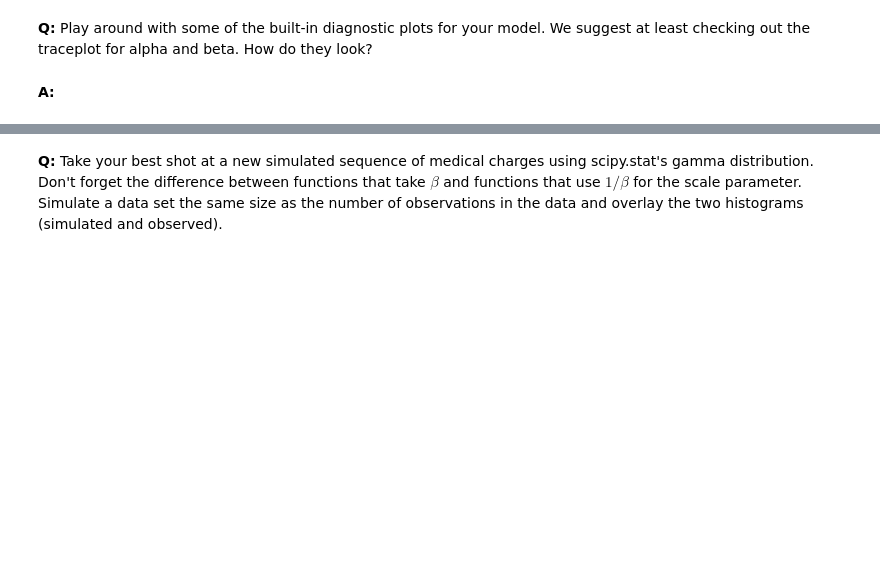
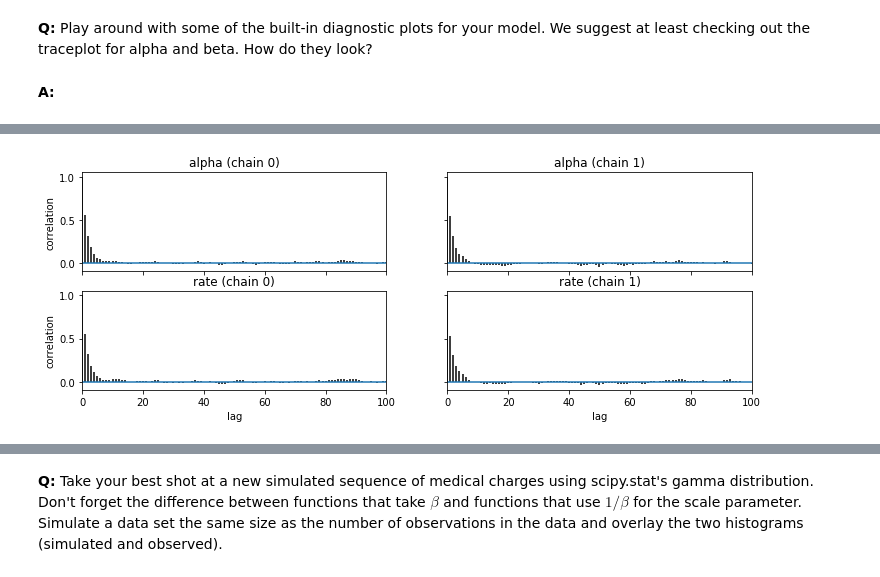
Before and after one commit to 8-Waste/Springboard, a Jupyter notebook: Projects/08-03 inferential_statistics_3-Q.ipynb, the cells around one changed output, grey strips where cells are left out. Saved outputs shown, nothing was run; the diff lists cells and outputs as text; code cells hidden in the pictures; blank space fills up the shorter version.

```diff
--- a/Projects/08-03 inferential_statistics_3-Q.ipynb
+++ b/Projects/08-03 inferential_statistics_3-Q.ipynb
@@ -182,0 +215,4 @@ pm.plots.traceplot(burned_trace)
+# %%
+pm.plots.autocorrplot(trace);
+# %% [output]
+[figure, added]
```
Also changed, not shown: parts of 25 cells of this notebook.
